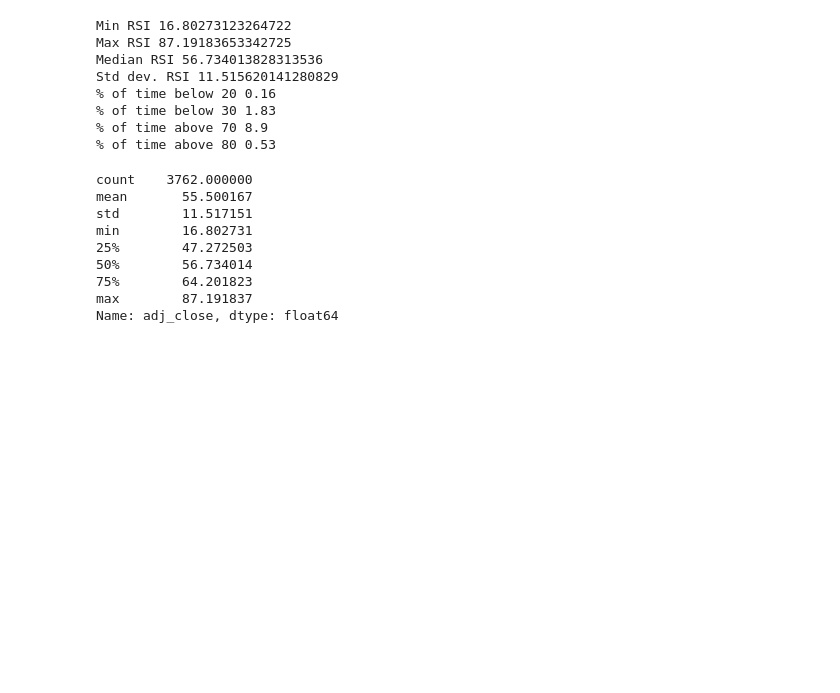
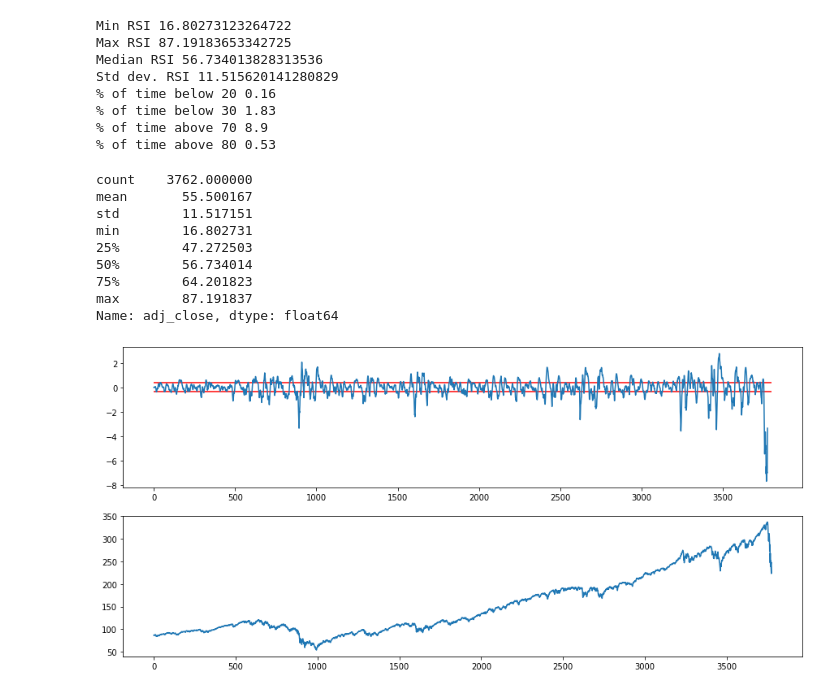
Before and after one commit to rittik97/Studies-on-SPYs, a Jupyter notebook: Intro.ipynb, the cells around one changed output. Cells and saved outputs as stored; diff of their text form; code cells hidden in the pictures; blank space fills up the shorter version.

Commit message:
Adding MACD

```diff
--- a/Intro.ipynb
+++ b/Intro.ipynb
@@ -133,3 +133,16 @@ min        16.802731
 75%        64.201823
 max        87.191837
 Name: adj_close, dtype: float64
+# %%
+macd=spy.Close.ewm(span=12,min_periods=0,adjust=True,ignore_na=True).mean()-spy.Close.ewm(span=26,min_periods=0,adjust=True,ignore_na=True).mean()
+# %%
+signal=macd.ewm(span=12,min_periods=0,adjust=True,ignore_na=True).mean()
+macd_hist=macd-signal
+# %%
+fig, ax= plt.subplots(2,1, figsize=(15,7))
+ax[0].plot(macd_hist)
+ax[0].hlines(np.percentile(macd_hist,75),0,3800, color='red')
+ax[0].hlines(np.percentile(macd_hist,25),0,3800, color='red')
+ax[1].plot(spy.adj_close);
+# %% [output]
+[figure, added]
```
